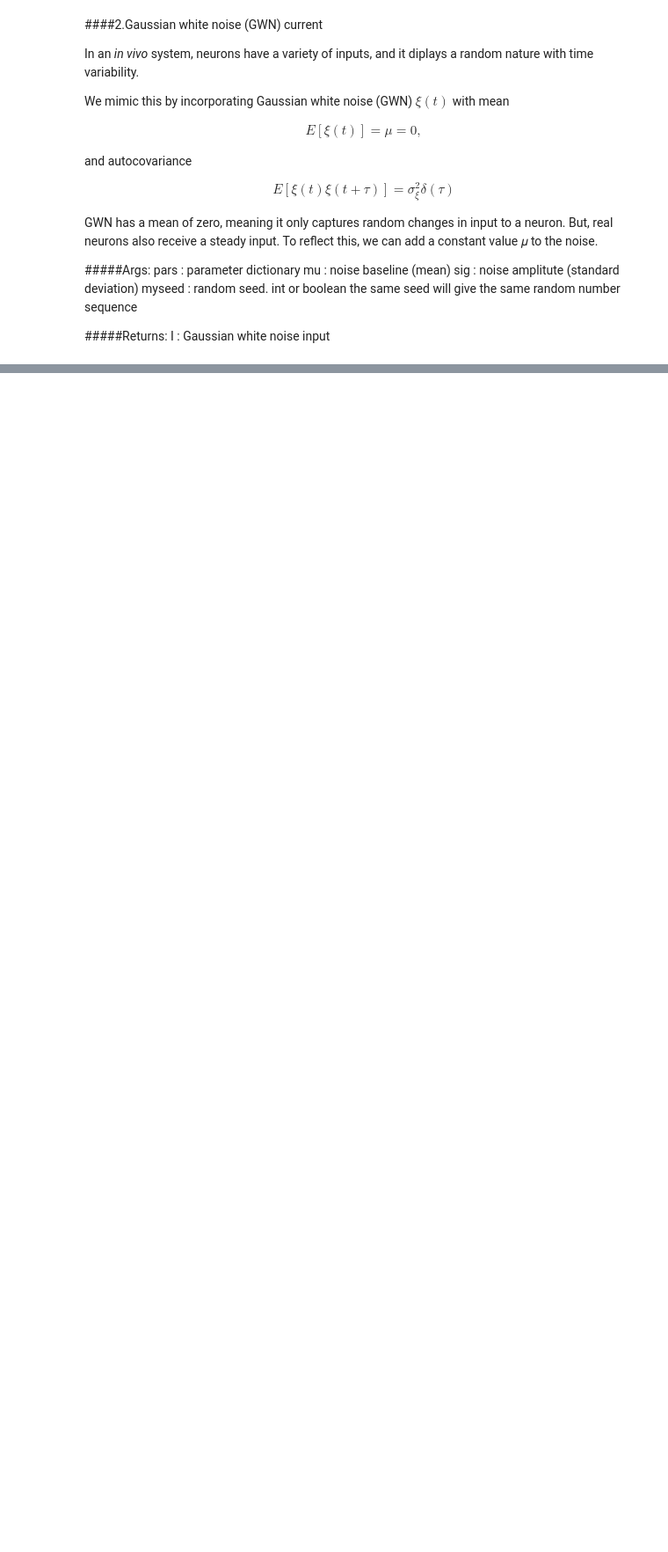
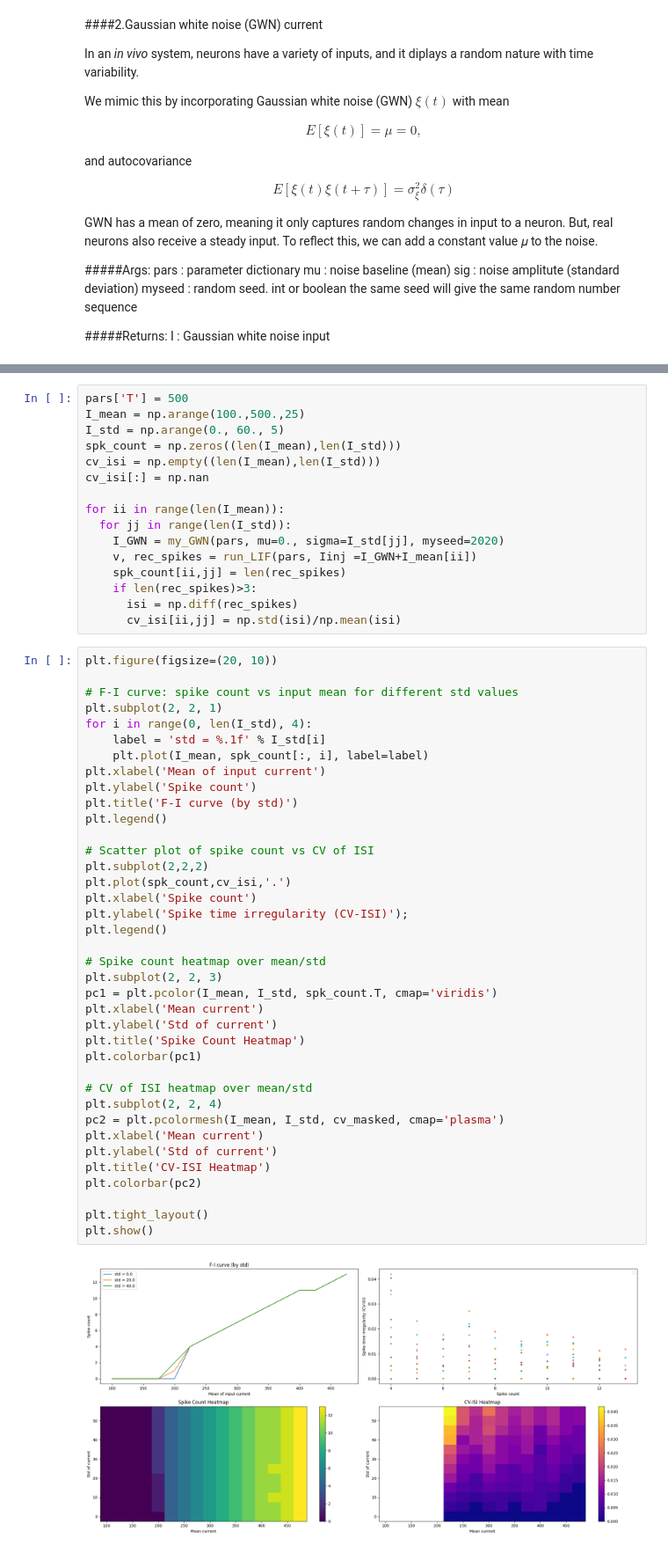
Before and after one commit to Sarah-neuro/neuron, a Jupyter notebook: LIF_Neuron_Model.ipynb, the cells around one changed output, grey strips where cells are left out. Shown at 88% size. Saved outputs shown, nothing was run; the diff lists cells and outputs as text; blank space fills up the shorter version.

```diff
--- a/LIF_Neuron_Model.ipynb
+++ b/LIF_Neuron_Model.ipynb
@@ -258,3 +282,59 @@ plt.show()
+# %%
+pars['T'] = 500
+I_mean = np.arange(100.,500.,25)
+I_std = np.arange(0., 60., 5)
+spk_count = np.zeros((len(I_mean),len(I_std)))
+cv_isi = np.empty((len(I_mean),len(I_std)))
+cv_isi[:] = np.nan
+
+for ii in range(len(I_mean)):
+  for jj in range(len(I_std)):
+    I_GWN = my_GWN(pars, mu=0., sigma=I_std[jj], myseed=2020)
+    v, rec_spikes = run_LIF(pars, Iinj =I_GWN+I_mean[ii])
+    spk_count[ii,jj] = len(rec_spikes)
+    if len(rec_spikes)>3:
+      isi = np.diff(rec_spikes)
+      cv_isi[ii,jj] = np.std(isi)/np.mean(isi)
+# %%
+plt.figure(figsize=(20, 10))
+
+# F-I curve: spike count vs input mean for different std values
+plt.subplot(2, 2, 1)
+for i in range(0, len(I_std), 4):
+    label = 'std = %.1f' % I_std[i]
+    plt.plot(I_mean, spk_count[:, i], label=label)
+plt.xlabel('Mean of input current')
+plt.ylabel('Spike count')
+plt.title('F-I curve (by std)')
+plt.legend()
+
+# Scatter plot of spike count vs CV of ISI
+plt.subplot(2,2,2)
+plt.plot(spk_count,cv_isi,'.')
+plt.xlabel('Spike count')
+plt.ylabel('Spike time irregularity (CV-ISI)');
+plt.legend()
+
+# Spike count heatmap over mean/std
+plt.subplot(2, 2, 3)
+pc1 = plt.pcolor(I_mean, I_std, spk_count.T, cmap='viridis')
+plt.xlabel('Mean current')
+plt.ylabel('Std of current')
+plt.title('Spike Count Heatmap')
+plt.colorbar(pc1)
+
+# CV of ISI heatmap over mean/std
+plt.subplot(2, 2, 4)
+pc2 = plt.pcolormesh(I_mean, I_std, cv_masked, cmap='plasma')
+plt.xlabel('Mean current')
+plt.ylabel('Std of current')
+plt.title('CV-ISI Heatmap')
+plt.colorbar(pc2)
+
+plt.tight_layout()
+plt.show()
+# %% [output]
+[figure, added]
 # %% [markdown]
 ## Credits & References
 
```
Also changed, not shown: parts of 2 cells of this notebook.
